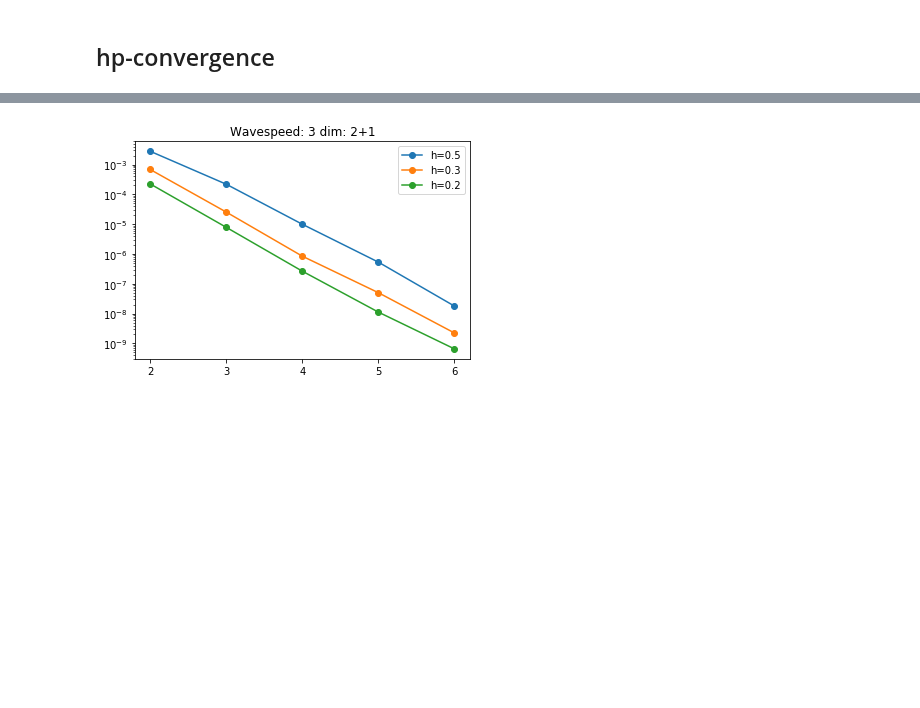
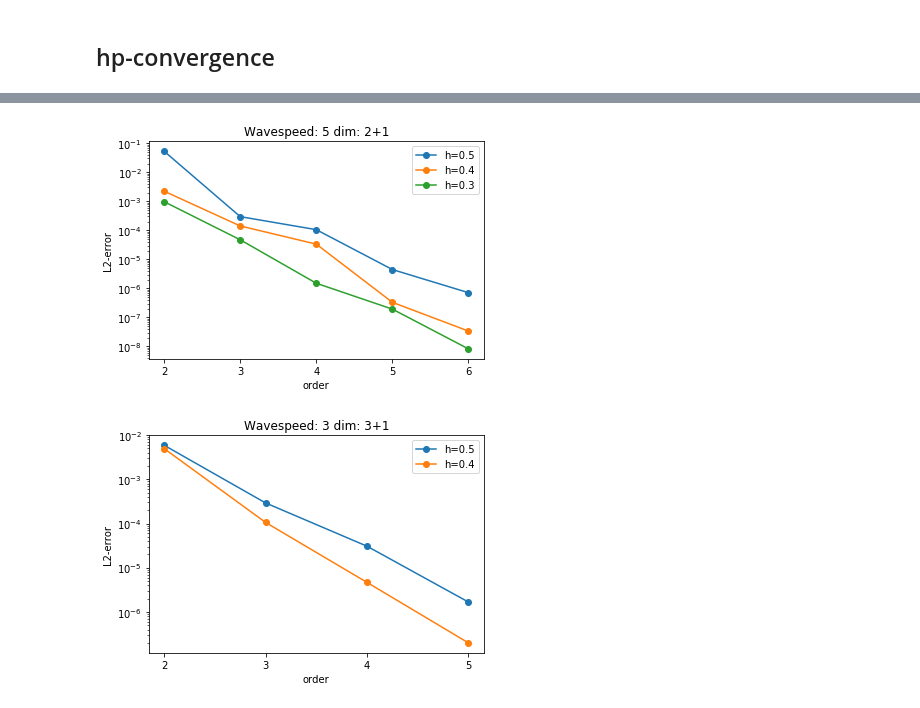
Before and after one commit to PaulSt/NGSTrefftz, a Jupyter notebook: python_test/notebooks/evolvetent.ipynb, the cells around one changed output, grey strips where cells are left out. Drawn from its saved outputs; the diff is of its cells as text; code cells hidden in the pictures; blank space fills up the shorter version.

```diff
--- a/python_test/notebooks/evolvetent.ipynb
+++ b/python_test/notebooks/evolvetent.ipynb
@@ -132,12 +87,12 @@ plt.show()
 # %%
 maxorder = 7
-c = 3
+c = 5
 t_start = 0
-t_end = 0.1
+t_end = 5
 
 fig = plt.figure()
 ax = fig.gca()
-for h in [0.5,0.3,0.2]:
+for h in [0.5,0.4,0.3]:
     error = []
     initmesh = Mesh(unit_square.GenerateMesh(maxh=h))
     for order in range(2,maxorder):
@@ -150,9 +105,34 @@ for h in [0.5,0.3,0.2]:
 ax.xaxis.set_major_locator(MaxNLocator(integer=True))
 plt.title('Wavespeed: ' + str(c) + " dim: " + str(initmesh.dim) + "+1")
 plt.legend()
-#plt.ylabel(label[yaxis])
-#plt.xlabel(label[xaxis])
-#plt.savefig("results/pvtv3_"+label[yaxis]+label[xaxis]+".png")
+plt.ylabel("L2-error")
+plt.xlabel("order")
 plt.show()
 # %% [output]
-[figure, old version]
+[figure, new version]
+# %%
+maxorder = 6
+c = 3
+t_start = 0
+t_end = 1
+
+fig = plt.figure()
+ax = fig.gca()
+for h in [0.5,0.4]:
+    error = []
+    initmesh = Mesh(unit_cube.GenerateMesh(maxh=h))
+    for order in range(2,maxorder):
+        wavefront = EvolveTentsMakeWavefront(order,initmesh,c,t_start)
+        mat = EvolveTents(order,initmesh,c,t_end,wavefront,0)
+        l2err = EvolveTentsPostProcess(order,initmesh,mat,EvolveTentsMakeWavefront(order,initmesh,c,t_end))
+        #print("order: " + str(order) + " err: " + str(l2err))
+        error.append(l2err)
+    plt.semilogy(range(2,maxorder) , error, '-o', label="h="+str(h))
+ax.xaxis.set_major_locator(MaxNLocator(integer=True))
+plt.title('Wavespeed: ' + str(c) + " dim: " + str(initmesh.dim) + "+1")
+plt.legend()
+plt.ylabel("L2-error")
+plt.xlabel("order")
+plt.show()
+# %% [output]
+[figure, added]
```
Also changed, not shown: parts of 6 cells of this notebook.
